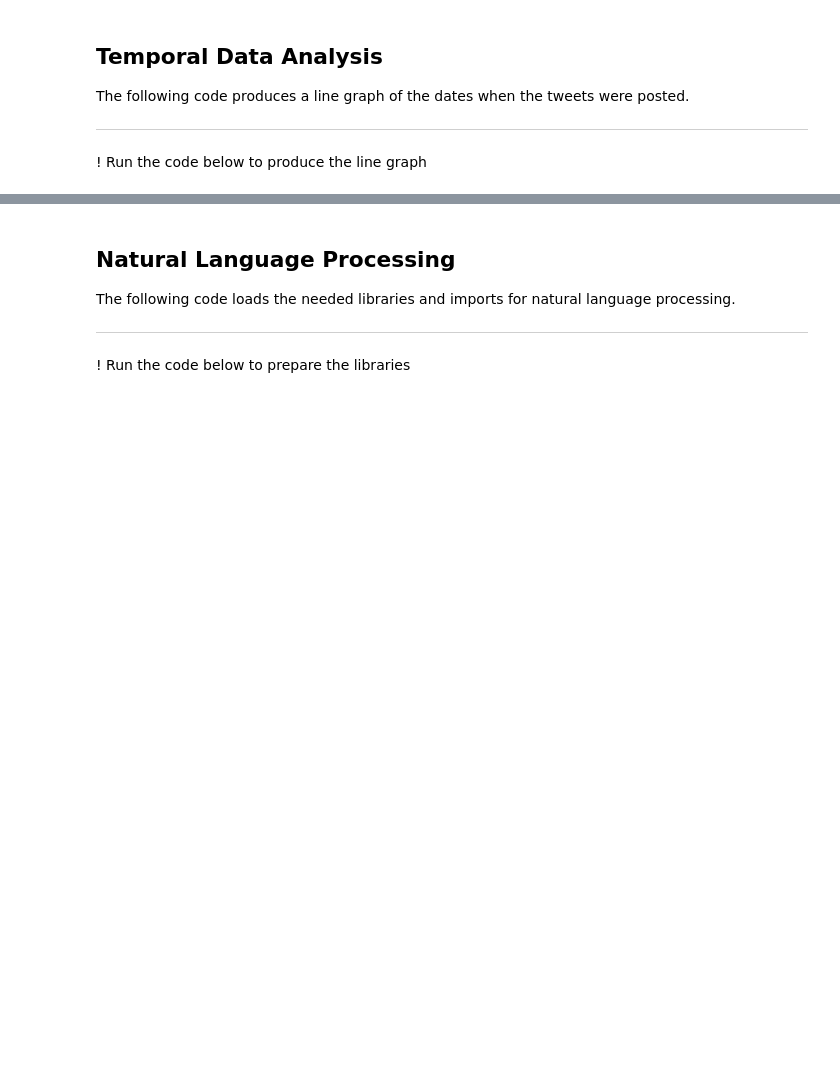
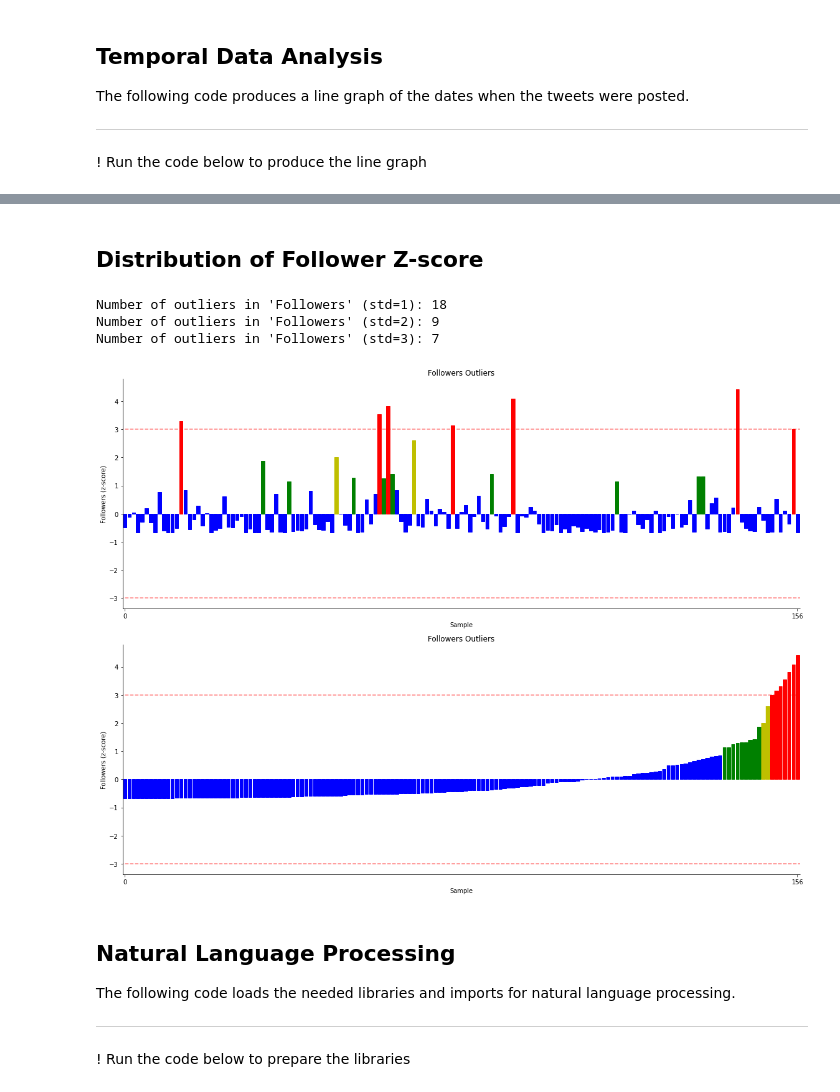
Before and after one commit to racunanan/cs132-exploration, a Jupyter notebook: exploration.ipynb, the cells around one changed output, grey strips where cells are left out. Saved outputs shown, nothing was run; the diff lists cells and outputs as text; code cells hidden in the pictures; blank space fills up the shorter version.

```diff
--- a/exploration.ipynb
+++ b/exploration.ipynb
@@ -185,3 +255,68 @@ plt.show()
+# %% [markdown]
+## Distribution of Follower Z-score
+# %%
+from sklearn.preprocessing import StandardScaler
+
+i = tweet_df[(tweet_df.Followers == 50812)].index
+tweet_df = tweet_df.drop(i)
+tweet_df.reset_index(drop=True, inplace=True)
+
+df_scaled = tweet_df.copy(deep=True)
+
+scaler = StandardScaler()
+df_scaled[['Followers']] = scaler.fit_transform(df_scaled[['Followers']])
+
+zscore = df_scaled['Followers']
+
+n_out1 = len(zscore[abs(zscore) > 1])
+n_out2 = len(zscore[abs(zscore) > 2])
+n_out3 = len(zscore[abs(zscore) > 3])
+print(f"Number of outliers in 'Followers' (std=1): {n_out1}")
+print(f"Number of outliers in 'Followers' (std=2): {n_out2}")
+print(f"Number of outliers in 'Followers' (std=3): {n_out3}")
+
+# Define function for coloring bars
+def color_bars(ax, tweet_df):
+    for i in range(len(tweet_df)):
+        val = abs(tweet_df.loc[i, 'Followers'])
+        if val <= 1:
+            color = 'b'
+        elif val <= 2:
+            color = 'g'
+        elif val <= 3:
+            color = 'y'
+        else:
+            color = 'r'
+        ax.get_children()[i].set_color(color)
+
+fig, (ax1, ax2) = plt.subplots(nrows=2, figsize=(16, 12))
+
+sns.barplot(x=df_scaled.index, y=df_scaled['Followers'], ax=ax1)
+sns.despine(ax=ax1)
+ax1.set(title='Followers Outliers', xlabel='Sample', ylabel='Followers (z-score)')
+ax1.set_xticks([0, len(df_scaled)-1])
+ax1.axhline(y=3, xmin=-0.5, xmax=len(df_scaled)-0.5, color='red', alpha=0.5, ls='--') # Standard deviation lines
+ax1.axhline(y=-3, xmin=-0.5, xmax=len(df_scaled)-0.5, color='red', alpha=0.5, ls='--')
+color_bars(ax1, df_scaled)
+
+df_sorted = df_scaled.sort_values(['Followers']).reset_index(drop=True)
+sns.barplot(x=df_sorted.index, y=df_sorted['Followers'], ax=ax2)
+
+sns.despine(ax=ax2)
+ax2.set(title='Followers Outliers', xlabel='Sample', ylabel='Followers (z-score)')
+ax2.set_xticks([0, len(df_sorted)-1])
+ax2.axhline(y=3, xmin=-0.5, xmax=len(df_sorted)-0.5, color='red', alpha=0.5, ls='--') # Standard deviation lines
+ax2.axhline(y=-3, xmin=-0.5, xmax=len(df_sorted)-0.5, color='red', alpha=0.5, ls='--')
+color_bars(ax2, df_sorted) # Color the bars
+
+plt.tight_layout()
+
+plt.show()
+# %% [output]
+Number of outliers in 'Followers' (std=1): 18
+Number of outliers in 'Followers' (std=2): 9
+Number of outliers in 'Followers' (std=3): 7
+[figure, added]
 # %% [markdown]
 ## Natural Language Processing
 
```
Also changed, not shown: parts of 14 cells of this notebook.
